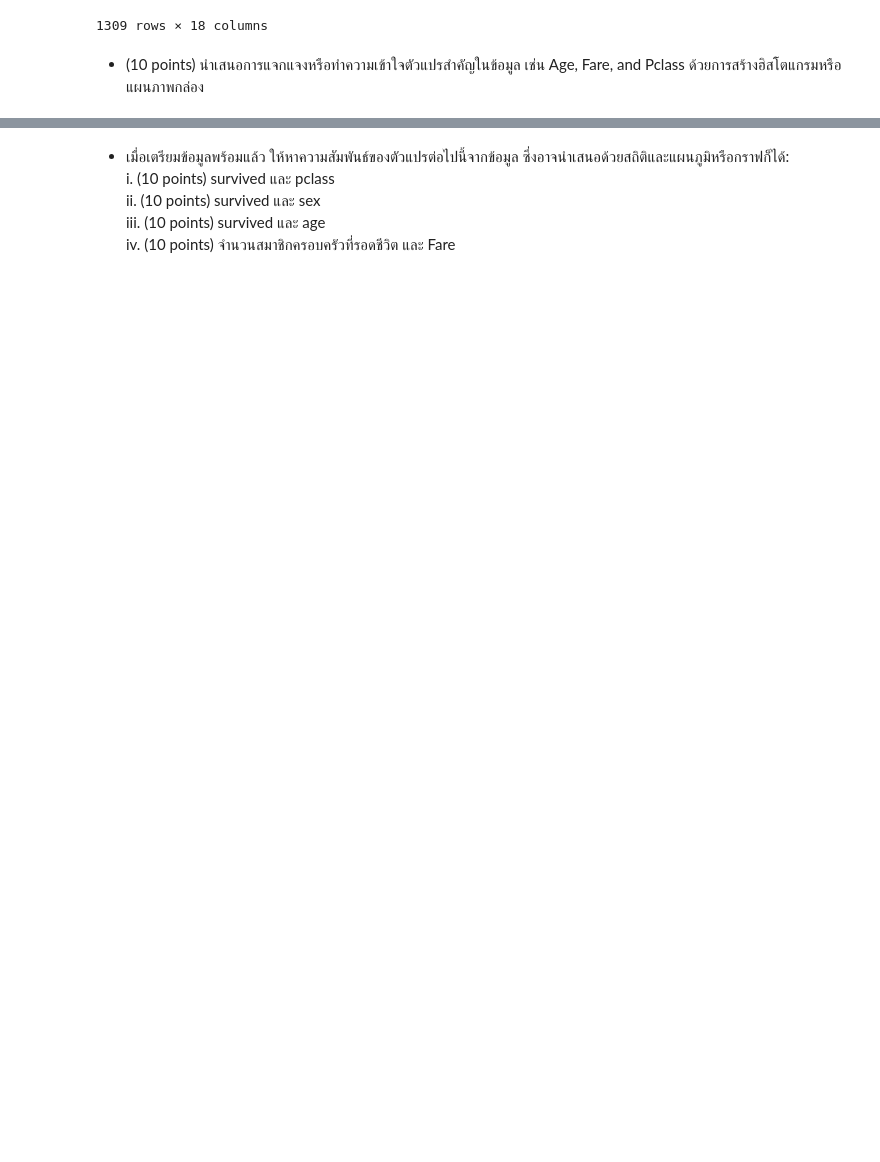
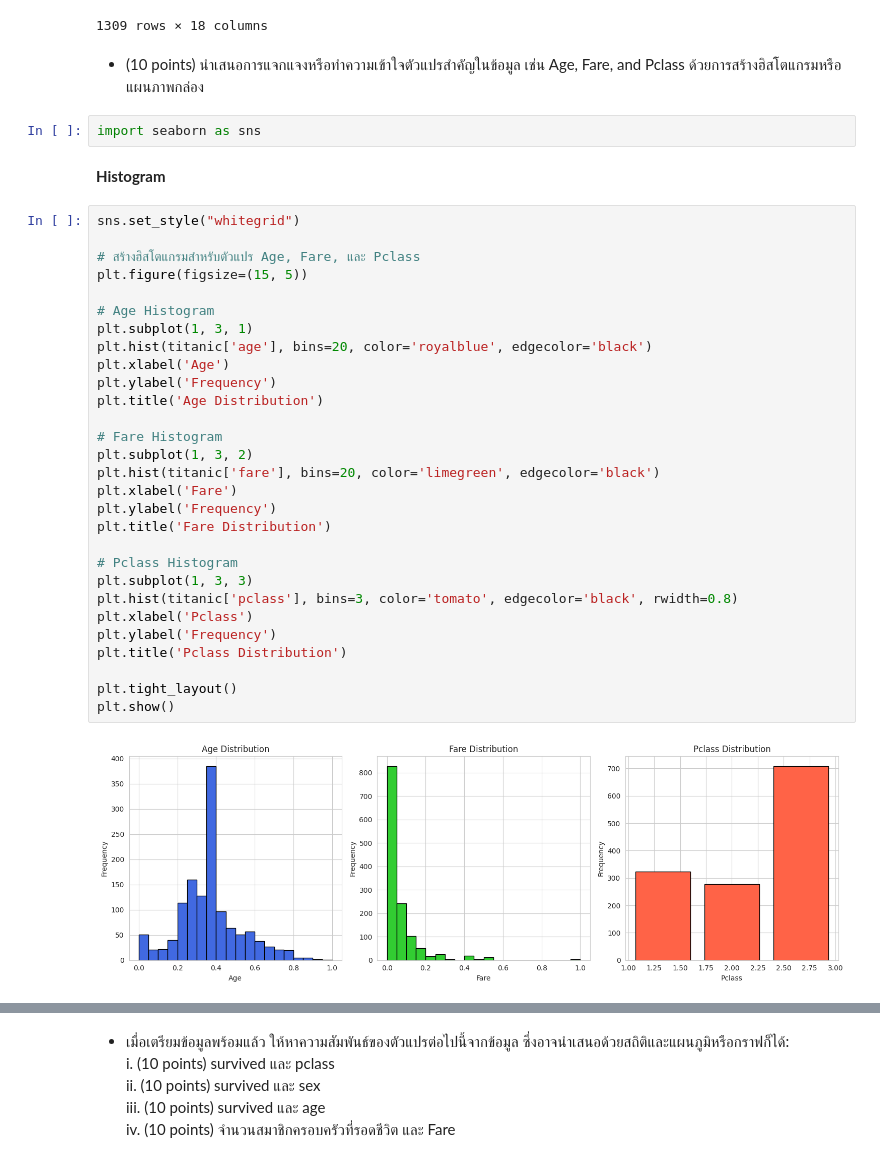
Before and after one commit to RatchanonPa/Data-Warehouse-and-Big-Data-Analytics, a Jupyter notebook: Data_Preprocessing_67_653020217-4.ipynb, the cells around one changed output, grey strips where cells are left out. Drawn from its saved outputs; the diff is of its cells as text; blank space fills up the shorter version.

```diff
--- a/Data_Preprocessing_67_653020217-4.ipynb
+++ b/Data_Preprocessing_67_653020217-4.ipynb
@@ -721,3 +721,38 @@ titanic
 1309 rows × 18 columns
 # %% [markdown]
 * (10 points) นำเสนอการแจกแจงหรือทำความเข้าใจตัวแปรสำคัญในข้อมูล เช่น Age, Fare, and Pclass ด้วยการสร้างฮิสโตแกรมหรือแผนภาพกล่อง
+# %%
+import seaborn as sns
+# %% [markdown]
+**Histogram**
+# %%
+sns.set_style("whitegrid")
+
+# สร้างฮิสโตแกรมสำหรับตัวแปร Age, Fare, และ Pclass
+plt.figure(figsize=(15, 5))
+
+# Age Histogram
+plt.subplot(1, 3, 1)
+plt.hist(titanic['age'], bins=20, color='royalblue', edgecolor='black')
+plt.xlabel('Age')
+plt.ylabel('Frequency')
+plt.title('Age Distribution')
+
+# Fare Histogram
+plt.subplot(1, 3, 2)
+plt.hist(titanic['fare'], bins=20, color='limegreen', edgecolor='black')
+plt.xlabel('Fare')
+plt.ylabel('Frequency')
+plt.title('Fare Distribution')
+
+# Pclass Histogram
+plt.subplot(1, 3, 3)
+plt.hist(titanic['pclass'], bins=3, color='tomato', edgecolor='black', rwidth=0.8)
+plt.xlabel('Pclass')
+plt.ylabel('Frequency')
+plt.title('Pclass Distribution')
+
+plt.tight_layout()
+plt.show()
+# %% [output]
+[figure, added]
```
Also changed, not shown: parts of 21 cells of this notebook.
